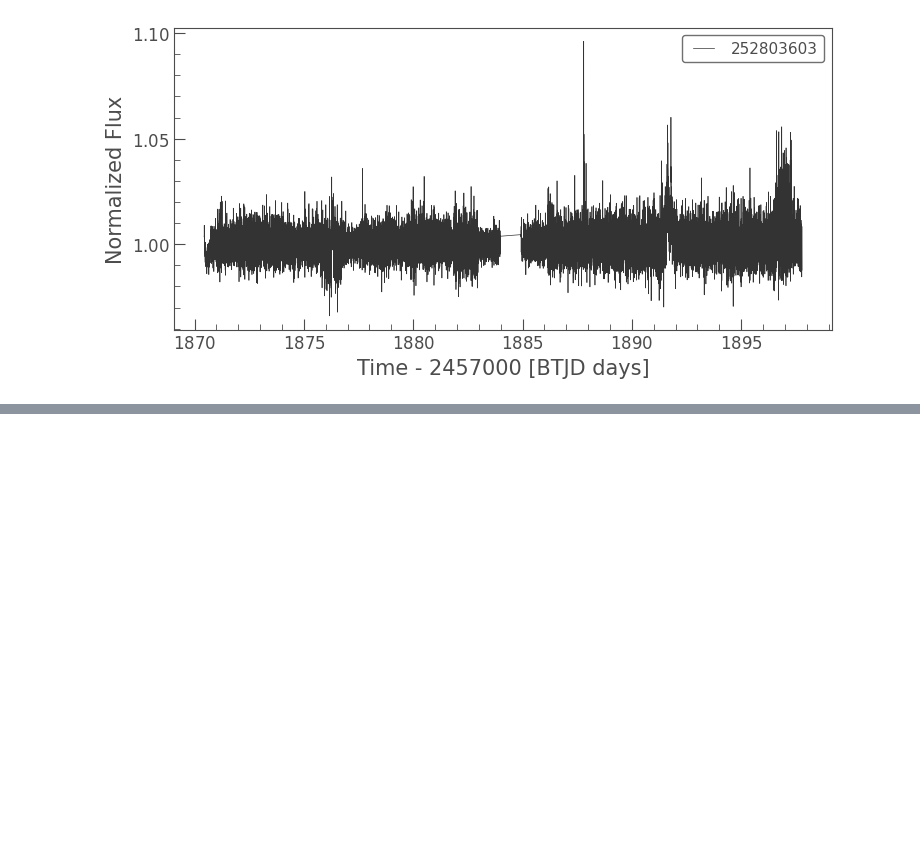
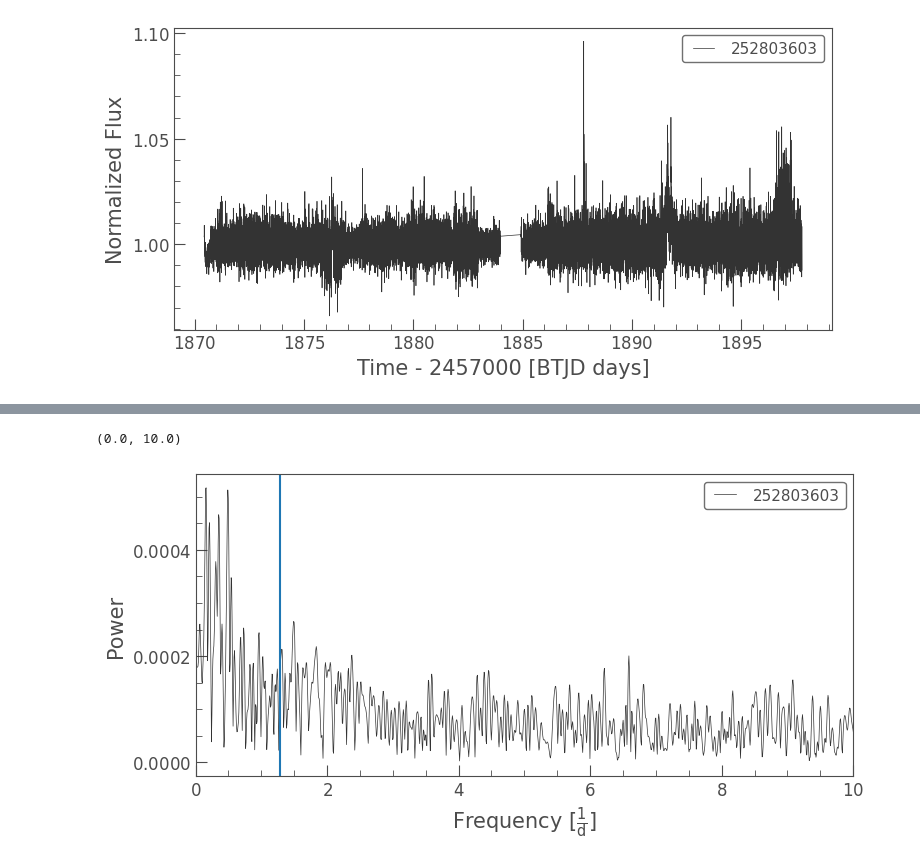
Before and after one commit to benjaminpope/mtv, a Jupyter notebook: notebooks/wx_uma.ipynb, the cells around one changed output, grey strips where cells are left out. Drawn from its saved outputs; the diff is of its cells as text; code cells hidden in the pictures; blank space fills up the shorter version.

```diff
--- a/notebooks/wx_uma.ipynb
+++ b/notebooks/wx_uma.ipynb
@@ -88,0 +83,11 @@ WARNING:tornado.access:403 GET /ws (::1) 1.12ms
+# %%
+clean_lc, mask = flat.remove_outliers(sigma_upper=2,sigma_lower=float('inf'),return_mask=True)
+# %%
+pg = flat[~mask].to_periodogram()
+# %%
+pg.plot()
+plt.axvline(1/0.78)
+plt.xlim(0,10)
+# %% [output]
+(0.0, 10.0)
+[figure, added]
```
Also changed, not shown: parts of 1 cell of this notebook, 48 other files.
